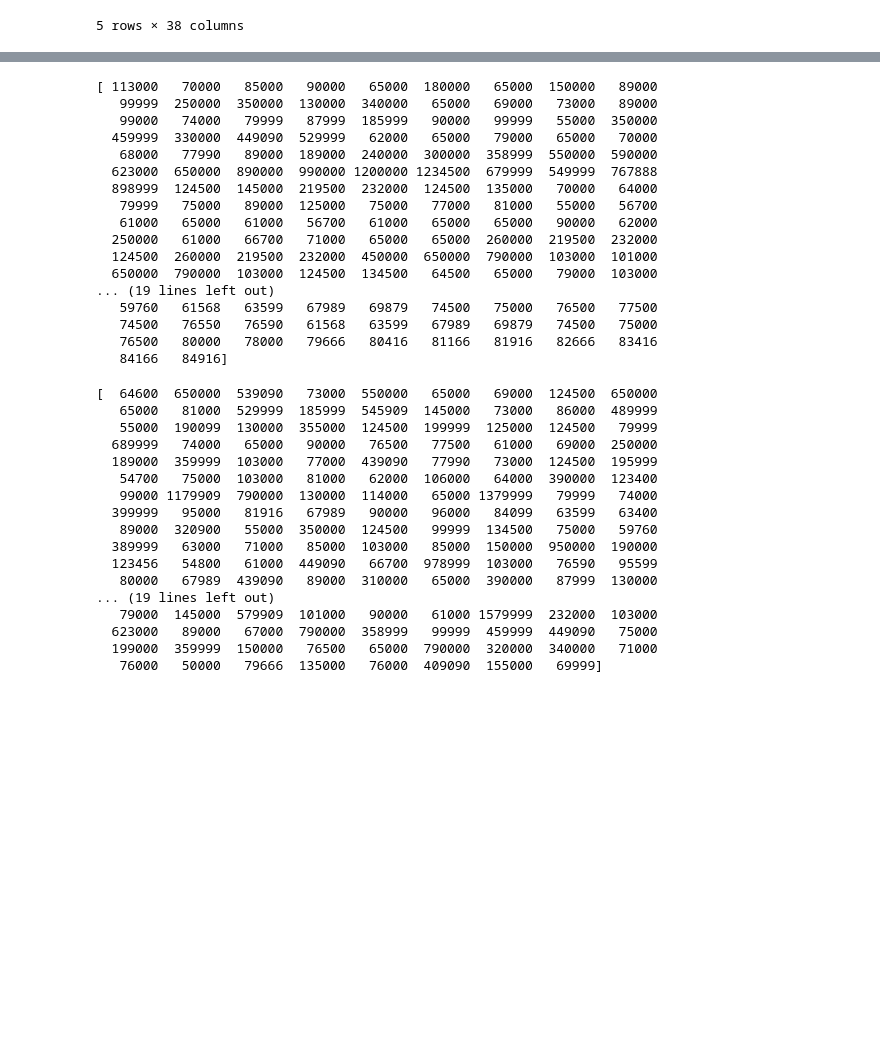
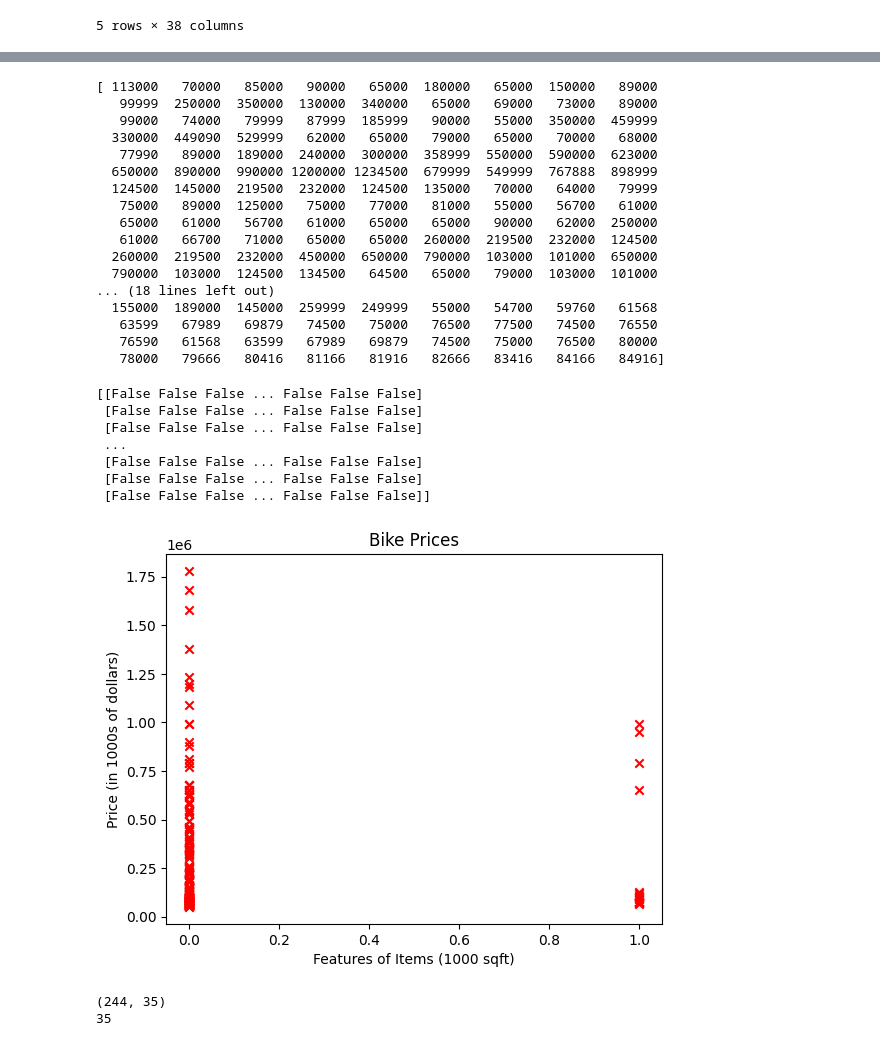
Before and after one commit to Tritonfc/ML_bike_price_predictor, a Jupyter notebook: test.ipynb, the cells around one changed output, grey strips where cells are left out. Drawn from its saved outputs; the diff is of its cells as text; code cells hidden in the pictures; blank space fills up the shorter version.

```diff
--- a/test.ipynb
+++ b/test.ipynb
@@ -124,3 +126,4 @@ df_enocded.head()
 5 rows × 38 columns
 # %%
 from sklearn.model_selection import train_test_split
+df_enocded = df_enocded.dropna()
@@ -132,42 +155,48 @@ print(y)
 # %% [output]
 [ 113000   70000   85000   90000   65000  180000   65000  150000   89000
    99999  250000  350000  130000  340000   65000   69000   73000   89000
-   99000   74000   79999   87999  185999   90000   99999   55000  350000
-  459999  330000  449090  529999   62000   65000   79000   65000   70000
-   68000   77990   89000  189000  240000  300000  358999  550000  590000
-  623000  650000  890000  990000 1200000 1234500  679999  549999  767888
-  898999  124500  145000  219500  232000  124500  135000   70000   64000
-   79999   75000   89000  125000   75000   77000   81000   55000   56700
-   61000   65000   61000   56700   61000   65000   65000   90000   62000
-  250000   61000   66700   71000   65000   65000  260000  219500  232000
-  124500  260000  219500  232000  450000  650000  790000  103000  101000
-  650000  790000  103000  124500  134500   64500   65000   79000  103000
-... (19 lines left out)
-   59760   61568   63599   67989   69879   74500   75000   76500   77500
-   74500   76550   76590   61568   63599   67989   69879   74500   75000
-   76500   80000   78000   79666   80416   81166   81916   82666   83416
-   84166   84916]
+   99000   74000   79999   87999  185999   90000   55000  350000  459999
+  330000  449090  529999   62000   65000   79000   65000   70000   68000
+   77990   89000  189000  240000  300000  358999  550000  590000  623000
+  650000  890000  990000 1200000 1234500  679999  549999  767888  898999
+  124500  145000  219500  232000  124500  135000   70000   64000   79999
+   75000   89000  125000   75000   77000   81000   55000   56700   61000
+   65000   61000   56700   61000   65000   65000   90000   62000  250000
+   61000   66700   71000   65000   65000  260000  219500  232000  124500
+  260000  219500  232000  450000  650000  790000  103000  101000  650000
+  790000  103000  124500  134500   64500   65000   79000  103000  101000
+... (18 lines left out)
+  155000  189000  145000  259999  249999   55000   54700   59760   61568
+   63599   67989   69879   74500   75000   76500   77500   74500   76550
+   76590   61568   63599   67989   69879   74500   75000   76500   80000
+   78000   79666   80416   81166   81916   82666   83416   84166   84916]
 # %%
 X_train, X_test, y_train, y_test = train_test_split(
     X, y, test_size=0.20, random_state=42)
 
-print(y_train)
-print(y_test)
+print(np.isnan(X_train))
 # %% [output]
-[  64600  650000  539090   73000  550000   65000   69000  124500  650000
-   65000   81000  529999  185999  545909  145000   73000   86000  489999
-   55000  190099  130000  355000  124500  199999  125000  124500   79999
-  689999   74000   65000   90000   76500   77500   61000   69000  250000
-  189000  359999  103000   77000  439090   77990   73000  124500  195999
-   54700   75000  103000   81000   62000  106000   64000  390000  123400
-   99000 1179909  790000  130000  114000   65000 1379999   79999   74000
-  399999   95000   81916   67989   90000   96000   84099   63599   63400
-   89000  320900   55000  350000  124500   99999  134500   75000   59760
-  389999   63000   71000   85000  103000   85000  150000  950000  190000
-  123456   54800   61000  449090   66700  978999  103000   76590   95599
-   80000   67989  439090   89000  310000   65000  390000   87999  130000
-... (19 lines left out)
-   79000  145000  579909  101000   90000   61000 1579999  232000  103000
-  623000   89000   67000  790000  358999   99999  459999  449090   75000
-  199000  359999  150000   76500   65000  790000  320000  340000   71000
-   76000   50000   79666  135000   76000  409090  155000   69999]
+[[False False False ... False False False]
+ [False False False ... False False False]
+ [False False False ... False False False]
+ ...
+ [False False False ... False False False]
+ [False False False ... False False False]
+ [False False False ... False False False]]
+# %%
+plt.scatter(X_train[:, 7],y_train,marker='x', c='r')
+# Set the title
+plt.title("Bike Prices")
+# Set the y-axis label
+plt.ylabel('Price (in 1000s of dollars)')
+# Set the x-axis label
+plt.xlabel('Features of Items (1000 sqft)')
+plt.show()
+# %% [output]
+[figure, added]
+# %%
+print(X_train.shape)
+print(len(X_train[0]))
+# %% [output]
+(244, 35)
+35
```
Also changed, not shown: parts of 12 cells of this notebook.
